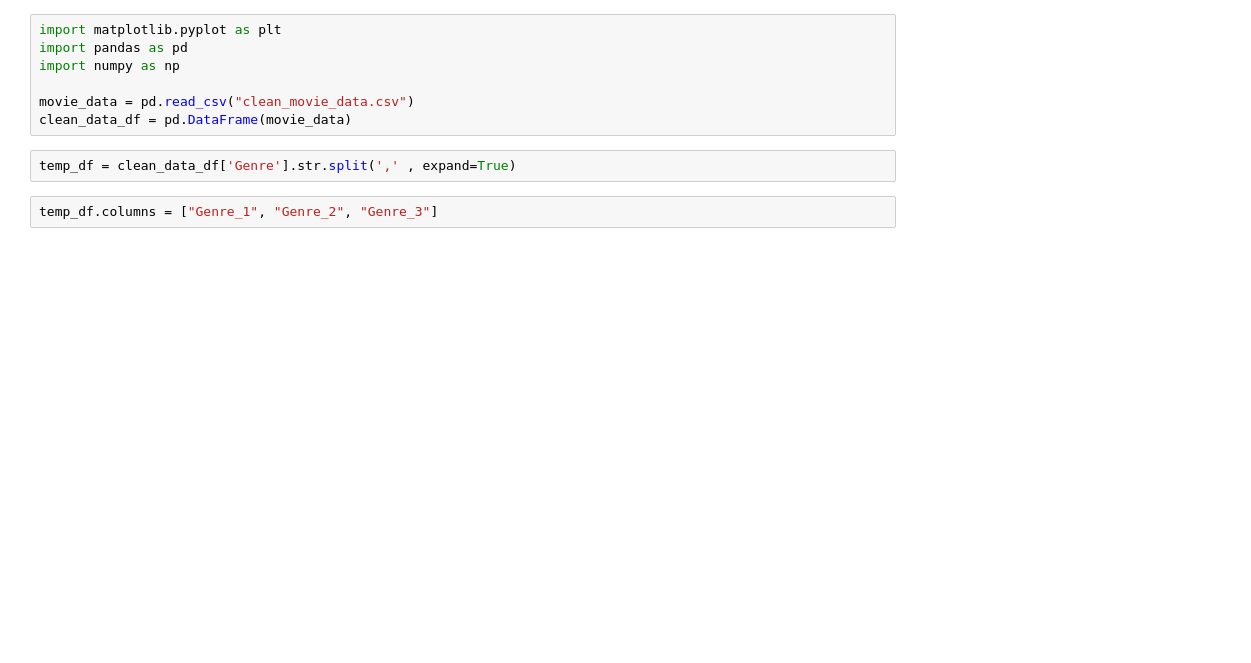
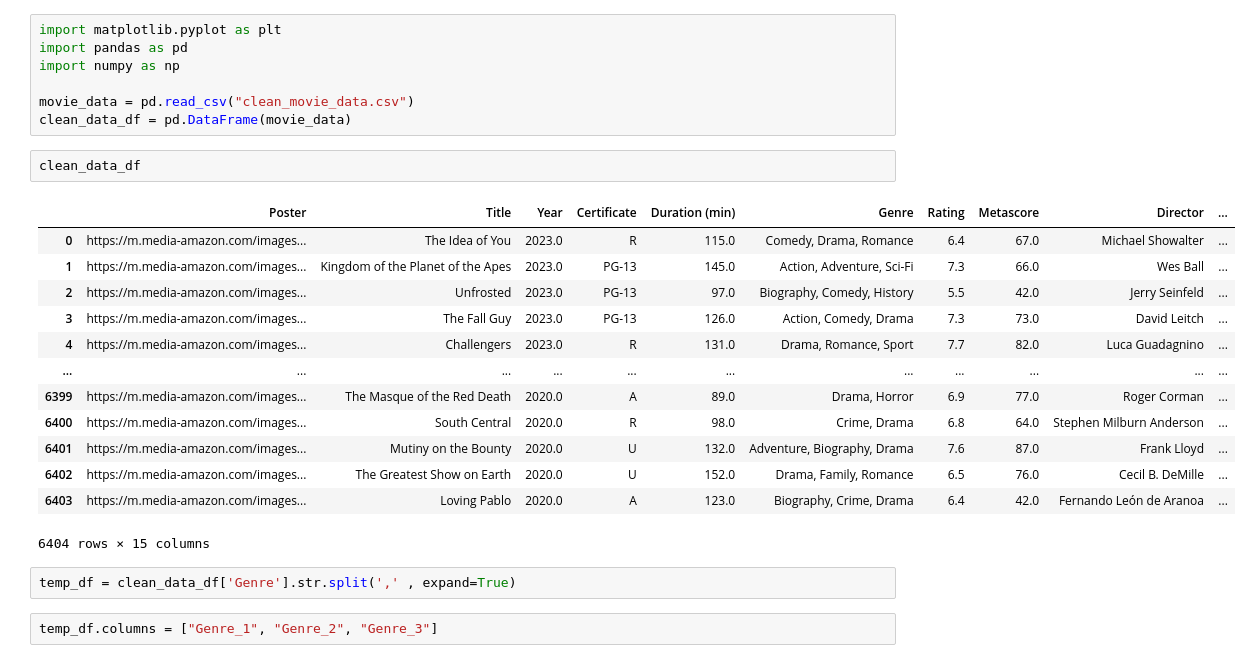
Before and after one commit to spandya3/project-01-MJJS, a Jupyter notebook: Genre_clean.ipynb, the cells around one changed output. Drawn from its saved outputs; the diff is of its cells as text; blank space fills up the shorter version.

```diff
--- a/Genre_clean.ipynb
+++ b/Genre_clean.ipynb
@@ -5,6 +5,22 @@ import numpy as np
 
 movie_data = pd.read_csv("clean_movie_data.csv")
 clean_data_df = pd.DataFrame(movie_data)
+# %%
+clean_data_df
+# %% [output]
+|  | Poster | Title | Year | Certificate | Duration (min) | Genre | Rating | Metascore | Director | ... |
+| 0 | https://m.media-amazon.com/images... | The Idea of You | 2023.0 | R | 115.0 | Comedy, Drama, Romance | 6.4 | 67.0 | Michael Showalter | ... |
+| 1 | https://m.media-amazon.com/images... | Kingdom of the Planet of the Apes | 2023.0 | PG-13 | 145.0 | Action, Adventure, Sci-Fi | 7.3 | 66.0 | Wes Ball | ... |
+| 2 | https://m.media-amazon.com/images... | Unfrosted | 2023.0 | PG-13 | 97.0 | Biography, Comedy, History | 5.5 | 42.0 | Jerry Seinfeld | ... |
+| 3 | https://m.media-amazon.com/images... | The Fall Guy | 2023.0 | PG-13 | 126.0 | Action, Comedy, Drama | 7.3 | 73.0 | David Leitch | ... |
+| 4 | https://m.media-amazon.com/images... | Challengers | 2023.0 | R | 131.0 | Drama, Romance, Sport | 7.7 | 82.0 | Luca Guadagnino | ... |
+| ... | ... | ... | ... | ... | ... | ... | ... | ... | ... | ... |
+| 6399 | https://m.media-amazon.com/images... | The Masque of the Red Death | 2020.0 | A | 89.0 | Drama, Horror | 6.9 | 77.0 | Roger Corman | ... |
+| 6400 | https://m.media-amazon.com/images... | South Central | 2020.0 | R | 98.0 | Crime, Drama | 6.8 | 64.0 | Stephen Milburn Anderson | ... |
+| 6401 | https://m.media-amazon.com/images... | Mutiny on the Bounty | 2020.0 | U | 132.0 | Adventure, Biography, Drama | 7.6 | 87.0 | Frank Lloyd | ... |
+| 6402 | https://m.media-amazon.com/images... | The Greatest Show on Earth | 2020.0 | U | 152.0 | Drama, Family, Romance | 6.5 | 76.0 | Cecil B. DeMille | ... |
+| 6403 | https://m.media-amazon.com/images... | Loving Pablo | 2020.0 | A | 123.0 | Biography, Crime, Drama | 6.4 | 42.0 | Fernando León de Aranoa | ... |
+6404 rows × 15 columns
 # %%
 temp_df = clean_data_df['Genre'].str.split(',' , expand=True)
 # %%
```
Also changed, not shown: parts of 7 cells of this notebook, 3 other files.
